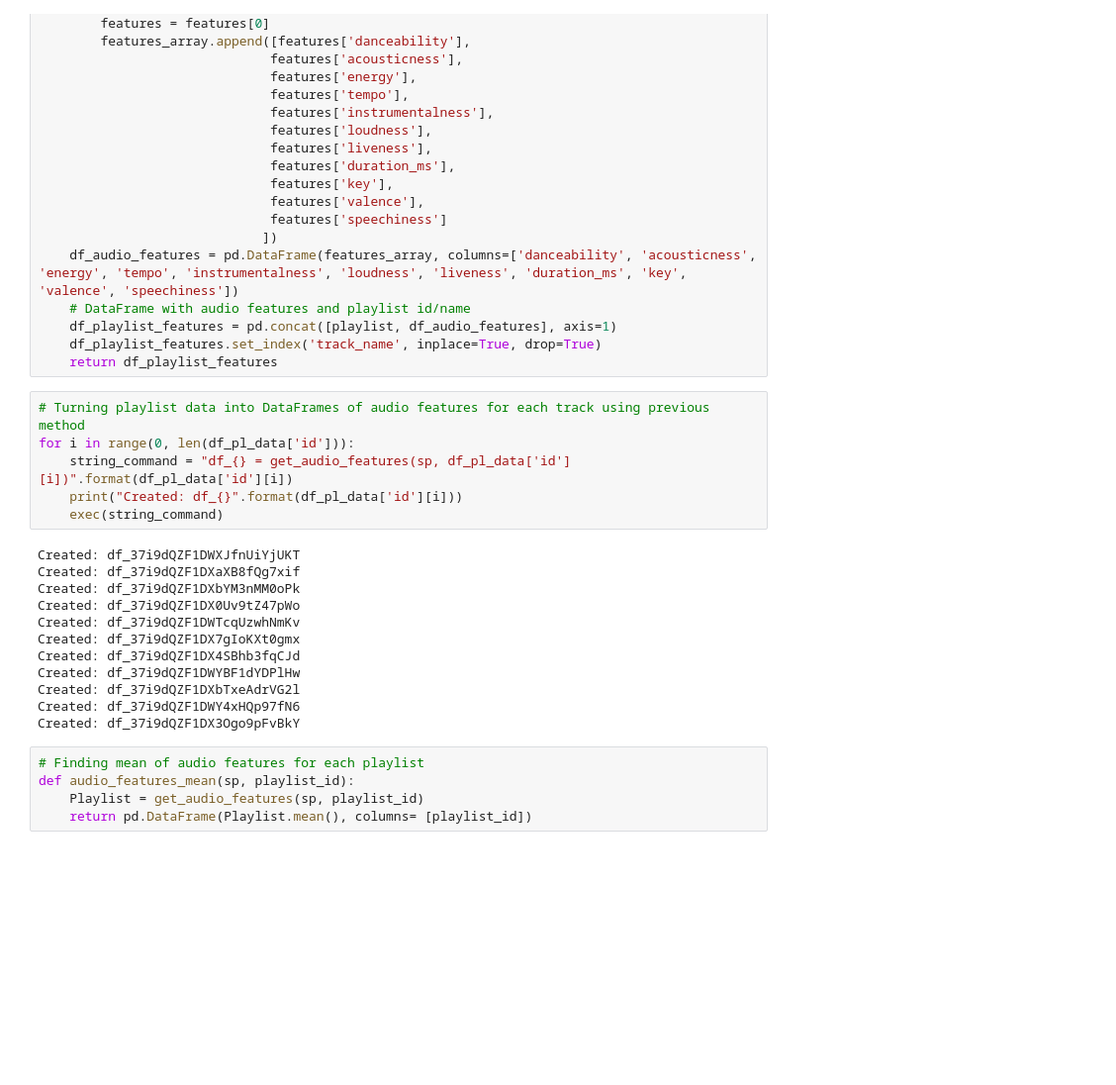
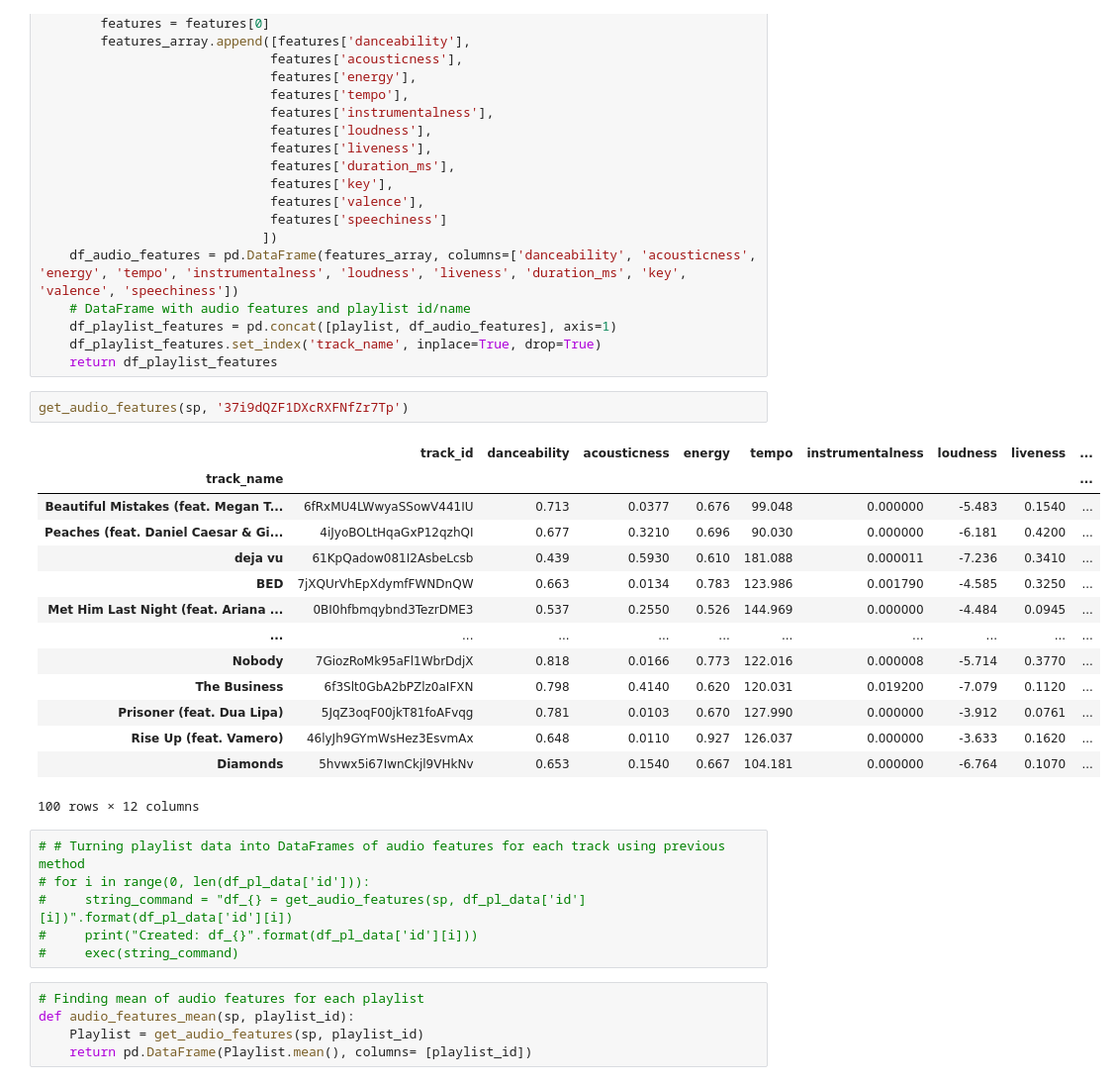
Before and after one commit to malbert131/DJ_NumPY, a Jupyter notebook: Recommender.ipynb, the cells around one changed output. Shown at 99% size. Drawn from its saved outputs; the diff is of its cells as text; blank space fills up the shorter version.

```diff
--- a/Recommender.ipynb
+++ b/Recommender.ipynb
@@ -173,24 +173,29 @@ def get_audio_features(sp, playlist_id):
     df_playlist_features = pd.concat([playlist, df_audio_features], axis=1)
     df_playlist_features.set_index('track_name', inplace=True, drop=True)
     return df_playlist_features
+# %%
+get_audio_features(sp, '37i9dQZF1DXcRXFNfZr7Tp')
+# %% [output]
+|  | track_id | danceability | acousticness | energy | tempo | instrumentalness | loudness | liveness | ... |
+| track_name |  |  |  |  |  |  |  |  | ... |
+| Beautiful Mistakes (feat. Megan T... | 6fRxMU4LWwyaSSowV441IU | 0.713 | 0.0377 | 0.676 | 99.048 | 0.000000 | -5.483 | 0.1540 | ... |
+| Peaches (feat. Daniel Caesar & Gi... | 4iJyoBOLtHqaGxP12qzhQI | 0.677 | 0.3210 | 0.696 | 90.030 | 0.000000 | -6.181 | 0.4200 | ... |
+| deja vu | 61KpQadow081I2AsbeLcsb | 0.439 | 0.5930 | 0.610 | 181.088 | 0.000011 | -7.236 | 0.3410 | ... |
+| BED | 7jXQUrVhEpXdymfFWNDnQW | 0.663 | 0.0134 | 0.783 | 123.986 | 0.001790 | -4.585 | 0.3250 | ... |
+| Met Him Last Night (feat. Ariana ... | 0BI0hfbmqybnd3TezrDME3 | 0.537 | 0.2550 | 0.526 | 144.969 | 0.000000 | -4.484 | 0.0945 | ... |
+| ... | ... | ... | ... | ... | ... | ... | ... | ... | ... |
+| Nobody | 7GiozRoMk95aFl1WbrDdjX | 0.818 | 0.0166 | 0.773 | 122.016 | 0.000008 | -5.714 | 0.3770 | ... |
+| The Business | 6f3Slt0GbA2bPZlz0aIFXN | 0.798 | 0.4140 | 0.620 | 120.031 | 0.019200 | -7.079 | 0.1120 | ... |
+| Prisoner (feat. Dua Lipa) | 5JqZ3oqF00jkT81foAFvqg | 0.781 | 0.0103 | 0.670 | 127.990 | 0.000000 | -3.912 | 0.0761 | ... |
+| Rise Up (feat. Vamero) | 46lyJh9GYmWsHez3EsvmAx | 0.648 | 0.0110 | 0.927 | 126.037 | 0.000000 | -3.633 | 0.1620 | ... |
+| Diamonds | 5hvwx5i67IwnCkjl9VHkNv | 0.653 | 0.1540 | 0.667 | 104.181 | 0.000000 | -6.764 | 0.1070 | ... |
+100 rows × 12 columns
 # %%
-# Turning playlist data into DataFrames of audio features for each track using previous method
-for i in range(0, len(df_pl_data['id'])):
-    string_command = "df_{} = get_audio_features(sp, df_pl_data['id'][i])".format(df_pl_data['id'][i])
-    print("Created: df_{}".format(df_pl_data['id'][i]))
-    exec(string_command)
+# # Turning playlist data into DataFrames of audio features for each track using previous method
+# for i in range(0, len(df_pl_data['id'])):
+#     string_command = "df_{} = get_audio_features(sp, df_pl_data['id'][i])".format(df_pl_data['id'][i])
+#     print("Created: df_{}".format(df_pl_data['id'][i]))
+#     exec(string_command)
-# %% [output]
-Created: df_37i9dQZF1DWXJfnUiYjUKT
-Created: df_37i9dQZF1DXaXB8fQg7xif
-Created: df_37i9dQZF1DXbYM3nMM0oPk
-Created: df_37i9dQZF1DX0Uv9tZ47pWo
-Created: df_37i9dQZF1DWTcqUzwhNmKv
-Created: df_37i9dQZF1DX7gIoKXt0gmx
-Created: df_37i9dQZF1DX4SBhb3fqCJd
-Created: df_37i9dQZF1DWYBF1dYDPlHw
-Created: df_37i9dQZF1DXbTxeAdrVG2l
-Created: df_37i9dQZF1DWY4xHQp97fN6
-Created: df_37i9dQZF1DX3Ogo9pFvBkY
 # %%
 # Finding mean of audio features for each playlist
 def audio_features_mean(sp, playlist_id):
```
Also changed, not shown: parts of 5 cells of this notebook.
